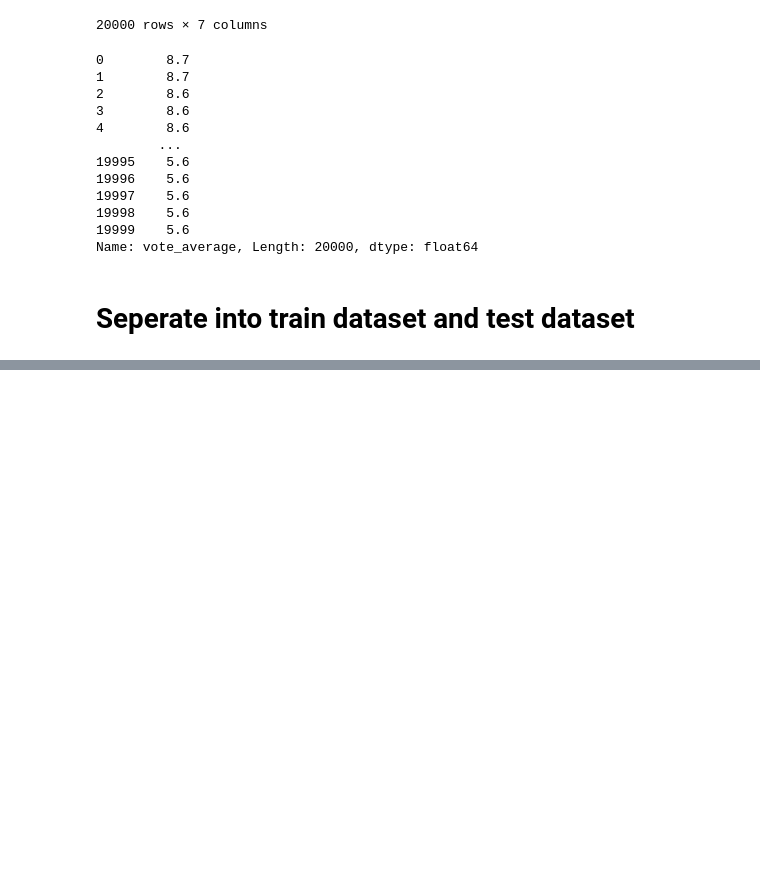
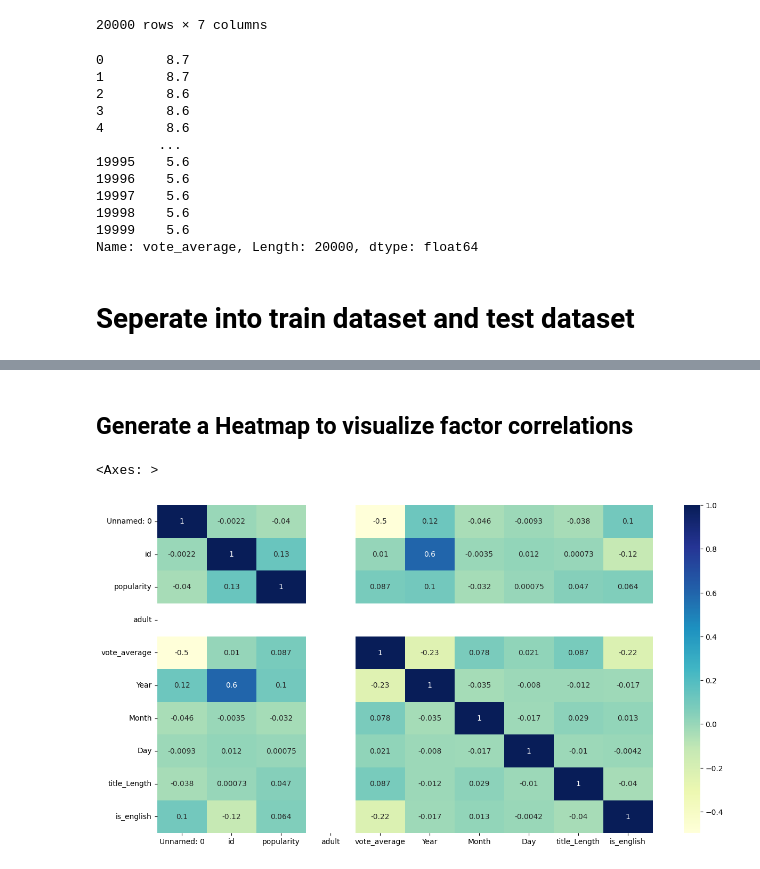
Before and after one commit to xiayulin123/MovieRate_and_CaliforniaHousing_AI_Model, a Jupyter notebook: Movie_Rate.ipynb, the cells around one changed output, grey strips where cells are left out. Drawn from its saved outputs; the diff is of its cells as text; code cells hidden in the pictures; blank space fills up the shorter version.

```diff
--- a/Movie_Rate.ipynb
+++ b/Movie_Rate.ipynb
@@ -154,0 +178,10 @@ train_data
+# %%
+train_data['title_Length'] = train_data['title'].apply(len)
+# %%
+train_data.drop('title', axis=1, inplace=True)
+# %%
+# one-hot encoding
+# train_data = pd.get_dummies(train_data, columns=['original_language'], prefix='lang')
+train_data['is_english'] = train_data['original_language'].apply(lambda lang: 1 if lang == 'en' else 0)
+# %%
+train_data.drop('original_language', axis =1, inplace = True)
@@ -154,0 +202,8 @@ train_data
+# %% [markdown]
+## Generate a Heatmap to visualize factor correlations
+# %%
+plt.figure(figsize=(15,8))
+sns.heatmap(train_data.corr(), annot=True, cmap="YlGnBu")
+# %% [output]
+<Axes: >
+[figure, added]
```
Also changed, not shown: parts of 20 cells of this notebook.
